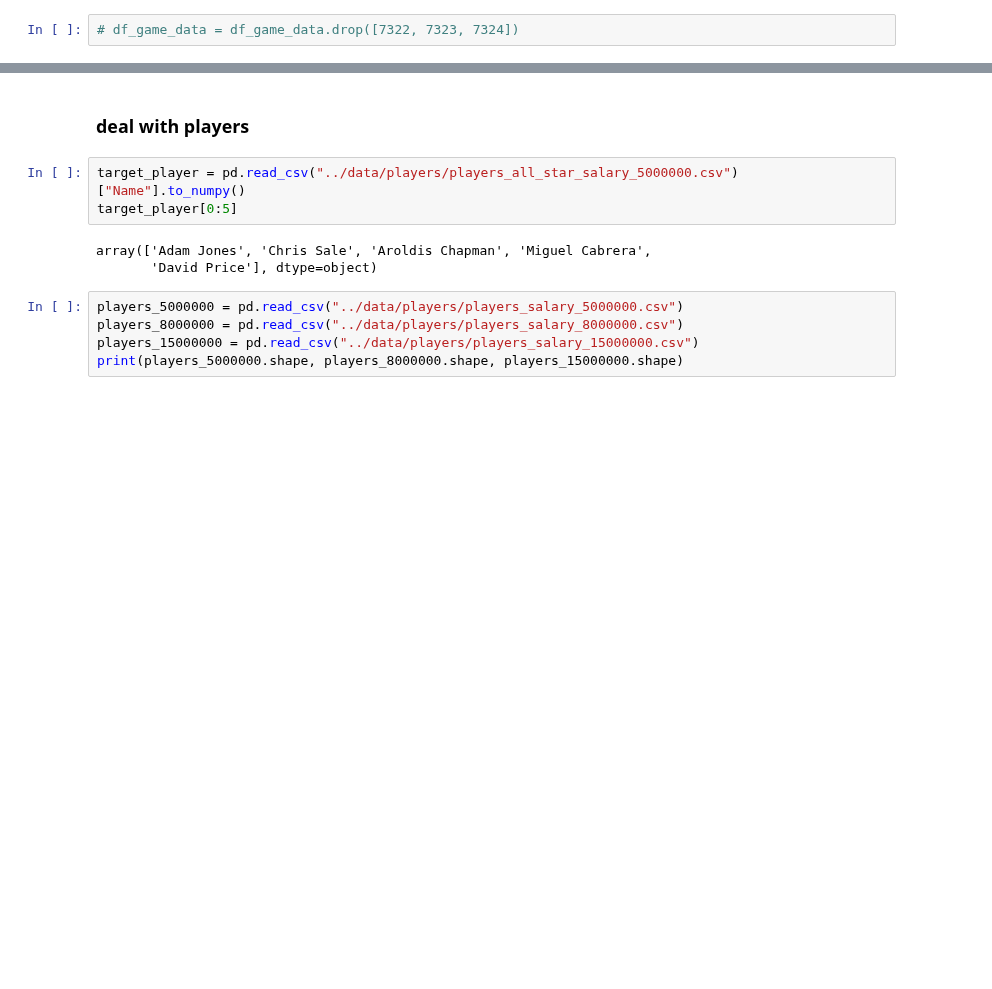
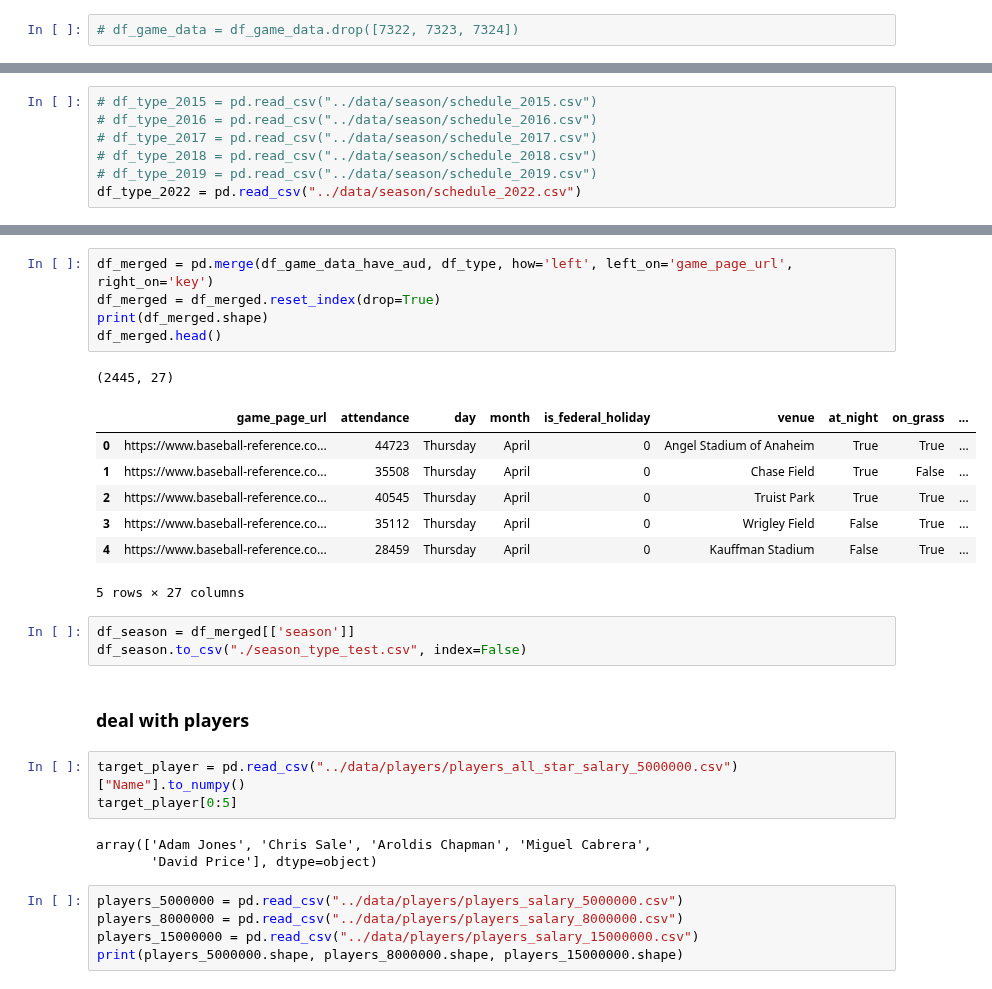
Before and after one commit to RDOGS-Friendz/SLDL-MLB-ATT-Prediction, a Jupyter notebook: statistical-learning/date_preprocessing.ipynb, the cells around one changed output, grey strips where cells are left out. Saved outputs shown, nothing was run; the diff lists cells and outputs as text; blank space fills up the shorter version.

```diff
--- a/statistical-learning/date_preprocessing.ipynb
+++ b/statistical-learning/date_preprocessing.ipynb
@@ -121,0 +114,7 @@ df_game_data_have_aud.head()
+# %%
+# df_type_2015 = pd.read_csv("../data/season/schedule_2015.csv")
+# df_type_2016 = pd.read_csv("../data/season/schedule_2016.csv")
+# df_type_2017 = pd.read_csv("../data/season/schedule_2017.csv")
+# df_type_2018 = pd.read_csv("../data/season/schedule_2018.csv")
+# df_type_2019 = pd.read_csv("../data/season/schedule_2019.csv")
+df_type_2022 = pd.read_csv("../data/season/schedule_2022.csv")
@@ -122,3 +136,20 @@ df_game_data_have_aud.head()
+# %%
+df_merged = pd.merge(df_game_data_have_aud, df_type, how='left', left_on='game_page_url', right_on='key')
+df_merged = df_merged.reset_index(drop=True)
+print(df_merged.shape)
+df_merged.head()
+# %% [output]
+(2445, 27)
+|  | game_page_url | attendance | day | month | is_federal_holiday | venue | at_night | on_grass | ... |
+| 0 | https://www.baseball-reference.co... | 44723 | Thursday | April | 0 | Angel Stadium of Anaheim | True | True | ... |
+| 1 | https://www.baseball-reference.co... | 35508 | Thursday | April | 0 | Chase Field | True | False | ... |
+| 2 | https://www.baseball-reference.co... | 40545 | Thursday | April | 0 | Truist Park | True | True | ... |
+| 3 | https://www.baseball-reference.co... | 35112 | Thursday | April | 0 | Wrigley Field | False | True | ... |
+| 4 | https://www.baseball-reference.co... | 28459 | Thursday | April | 0 | Kauffman Stadium | False | True | ... |
+5 rows × 27 columns
+# %%
+df_season = df_merged[['season']]
+df_season.to_csv("./season_type_test.csv", index=False)
 # %% [markdown]
 ### deal with players
 # %%
```
Also changed, not shown: parts of 8 cells of this notebook, 2 other files.
